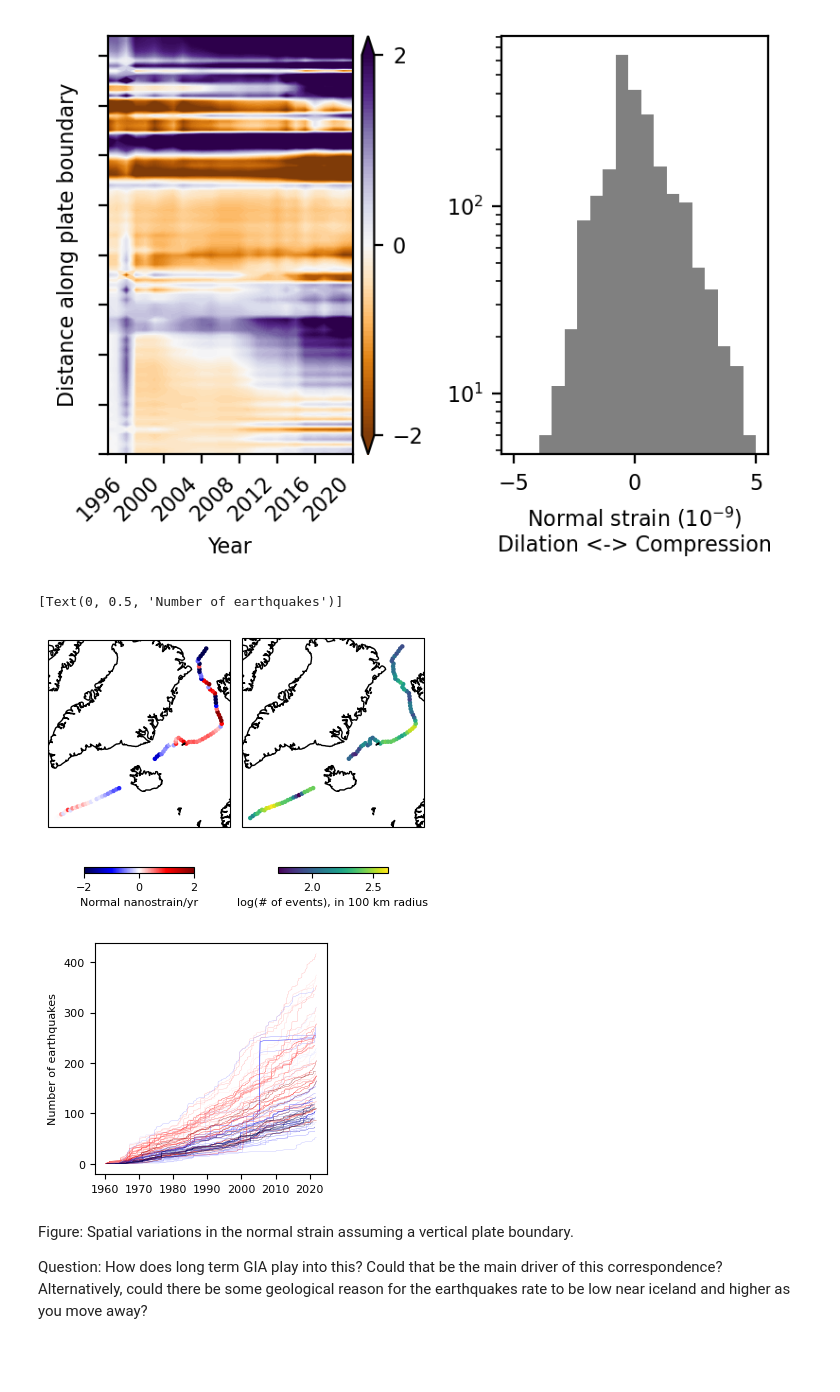
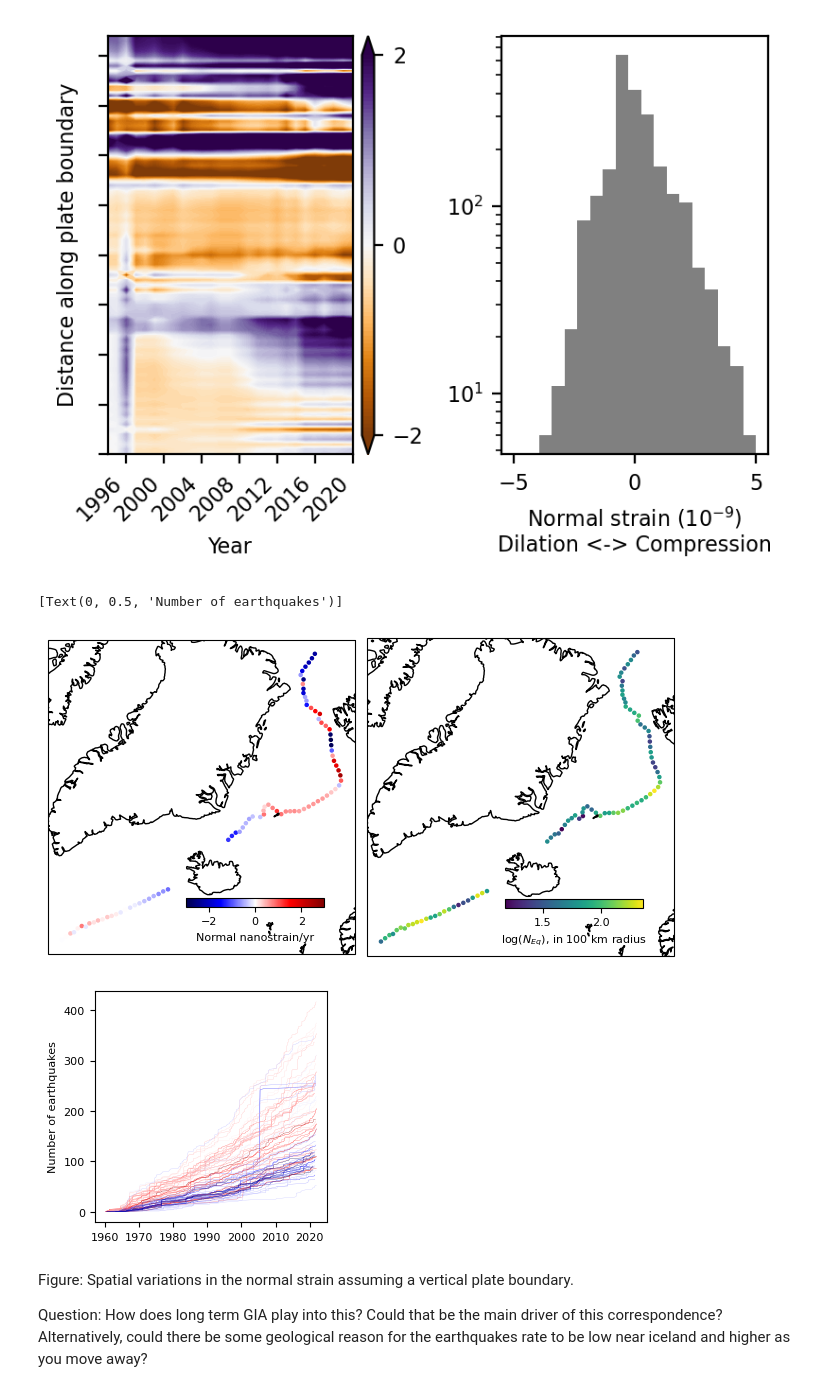
Before and after one commit to keliankaz/GrGIA_seismicity, a Jupyter notebook: gr_gia_seismic_NORTH_ATLANTIC.ipynb, the cells around one changed output. Cells and saved outputs as stored; diff of their text form; code cells hidden in the pictures; blank space fills up the shorter version.

```diff
--- a/gr_gia_seismic_NORTH_ATLANTIC.ipynb
+++ b/gr_gia_seismic_NORTH_ATLANTIC.ipynb
@@ -105,6 +106,9 @@ earthquake_catalog_metadata = {
             "reload":False,
         },
         "buffer_km": 100,
+    },
+    "gCMT": {
+        "filename": data_dir + "gcmt.csv",
     },
     "mag_completeness":4.0, # change this to avoid re-downloading the catalog
 }
@@ -150,4 +154,5 @@ region_metadata = {
 # %%
+
 # plate boundary data:
 MAR = MidAtlanticRidge(
     **plate_boundary_metadata,
@@ -158,5 +163,8 @@ MAR = MidAtlanticRidge(
 earthquakes = MAR.get_earthquake_catalog(**earthquake_catalog_metadata["ISC"])
 earthquakes.mag_completeness = earthquake_catalog_metadata["mag_completeness"]
 
+gcmt_earthquakes = GCMTcatalog(earthquake_catalog_metadata["gCMT"]["filename"])
+gcmt_earthquakes =  MAR.get_earthquake_catalog(gcmt_earthquakes)
+
 # GIA data:
 gia = GIA(**GrGIA_strain_metadata)
@@ -575,67 +637,74 @@ plt.tight_layout()
 #Plot in map view with points colored as mean normal strain (calculated above)
 
 crs = ccrs.NorthPolarStereo()
-fig, AX = plt.subplots(1,2,subplot_kw=dict(projection=crs), figsize=(4, 3))
+fig, AX = plt.subplots(1,2,subplot_kw=dict(projection=crs), figsize=(6.5, 4))
 
 ax=AX[0]
-color_range = [-2, 2]
+color_range = [-3, 3]
 bdr = ax.scatter(
     MAR.merged_geometry_meters.xy[0][:-1], MAR.merged_geometry_meters.xy[1][:-1], c=-np.mean(normal_strain_grid, axis=1), s=5,
-    transform=ccrs.PlateCarree(), cmap="seismic", vmin=-2, vmax=2)
+    transform=ccrs.PlateCarree(), cmap="seismic", vmin=color_range[0], vmax=color_range[1])
 ax.coastlines()
-# ax.set_facecolor('lightgrey')
 
-plt.colorbar(bdr,
-    label=f"Normal nanostrain/yr",
-    location='bottom',
-    shrink=0.6,
+axins1 = ax.inset_axes(
+    [0.45,0.15,0.45,0.03],
+)
+
+fig.colorbar(
+    bdr,
+    cax=axins1,
+    label="Normal nanostrain/yr",
+    orientation="horizontal",
 )
 
 ax = AX[1]
-RADIUS = 100  # km
+RADIUS = 50  # km
 indices = get_geometry_neighbors(
     catalog, MAR.merged_geometry_meters, fun=radius_search, kwarg={"radius": RADIUS}
 )
 rate = [len(i) for i in indices]
 
 bdr = ax.scatter(
     *MAR.merged_geometry_meters.xy, c=np.log10(rate), s=5, transform=ccrs.PlateCarree()
 )
 ax.coastlines()
-plt.colorbar(
-    bdr,
-    label=f"log(# of events), in {RADIUS} km radius",
-    location='bottom',
-    shrink=0.6,
-)
-
-
-
 
 RADIUS = 100  # km
 indices = get_geometry_neighbors(
     catalog, MAR.merged_geometry_meters, fun=radius_search, kwarg={"radius": RADIUS}
 )
 
-norm = mpl.colors.Normalize(vmin=-2, vmax=2)
+
+axins1 = ax.inset_axes(
+    [0.45,0.15,0.45,0.03],
+)
+
+
+fig.colorbar(
+    bdr,
+    cax=axins1,
+    orientation="horizontal",
+    label=r"$\log(N_{Eq})$" + f", in {RADIUS} km radius",
+)
+
+norm = mpl.colors.Normalize(vmin=color_range[0], vmax=color_range[1])
 cmap = mpl.cm.ScalarMappable(norm=norm, cmap=mpl.cm.get_cmap('seismic'))
-cmap.set_array([])
 
 plt.tight_layout()
 
 fig, ax = plt.subplots(figsize=(3,3))
 for i, zone in enumerate(indices[:-1]):
     color_value = -np.mean(normal_strain_grid, axis=1)[i]
     rgb = [1-(2+color_value)/4, 0, (2+color_value)/4]
     ax.plot(np.sort(catalog.time.values[zone]), np.arange(len(zone)), lw=0.2, c=cmap.to_rgba(color_value))
 
 ax.set(
     ylabel='Number of earthquakes',
 )
 # %% [output]
 [Text(0, 0.5, 'Number of earthquakes')]
-[figure, old version]
+[figure, new version]
-[figure, old version]
+[figure, new version]
 # %% [markdown]
 Figure: Spatial variations in the normal strain assuming a vertical plate boundary.
 
```
Also changed, not shown: parts of 26 cells of this notebook.
